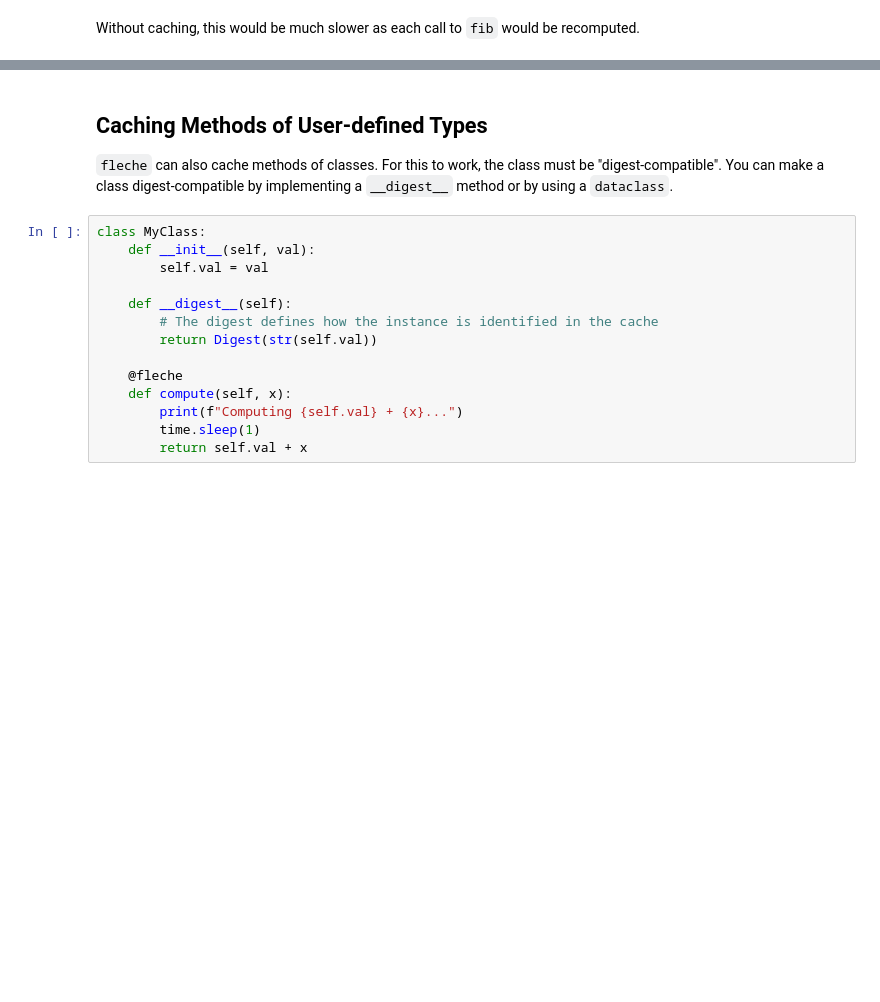
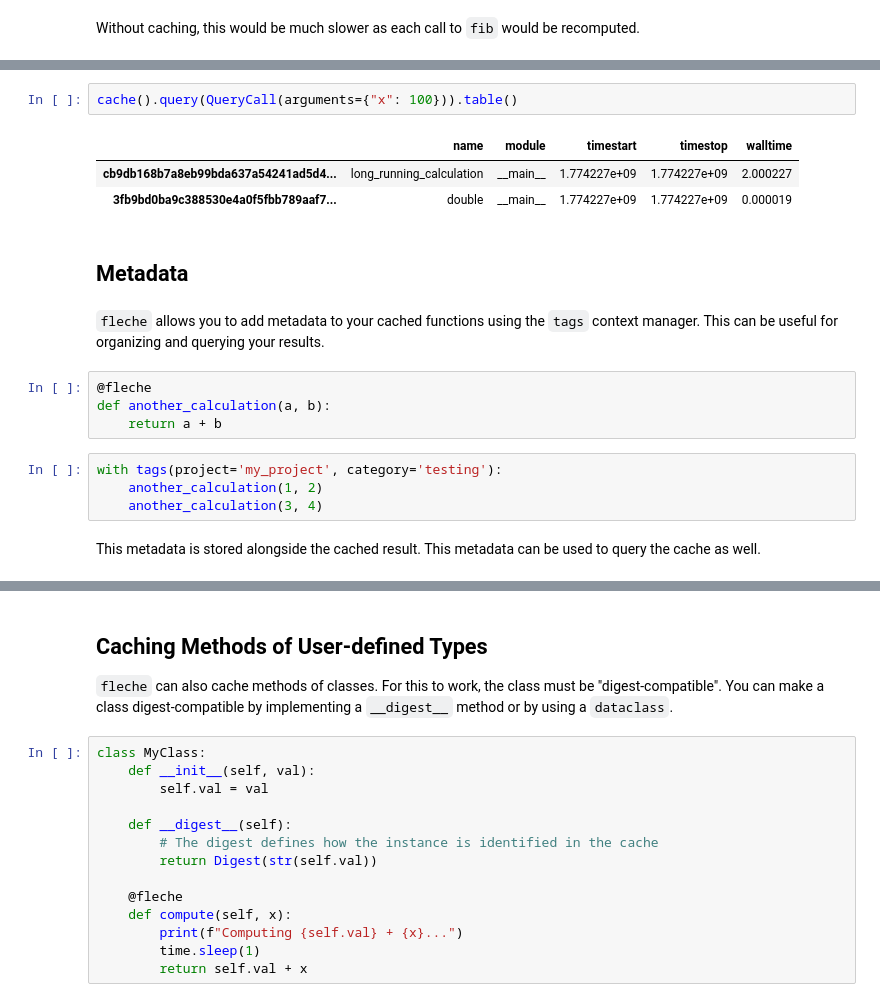
Before and after one commit to pmrv/fleche, a Jupyter notebook: notebooks/GettingStarted.ipynb, the cells around one changed output, grey strips where cells are left out. Saved outputs shown, nothing was run; the diff lists cells and outputs as text; blank space fills up the shorter version.

```diff
--- a/notebooks/GettingStarted.ipynb
+++ b/notebooks/GettingStarted.ipynb
@@ -54,0 +150,20 @@ Without caching, this would be much slower as each call to `fib` would be recomp
+# %%
+cache().query(QueryCall(arguments={"x": 100})).table()
+# %% [output]
+|  | name | module | timestart | timestop | walltime |
+| cb9db168b7a8eb99bda637a54241ad5d4... | long_running_calculation | __main__ | 1.774227e+09 | 1.774227e+09 | 2.000227 |
+| 3fb9bd0ba9c388530e4a0f5fbb789aaf7... | double | __main__ | 1.774227e+09 | 1.774227e+09 | 0.000019 |
+# %% [markdown]
+## Metadata
+# %% [markdown]
+`fleche` allows you to add metadata to your cached functions using the `tags` context manager. This can be useful for organizing and querying your results.
+# %%
+@fleche
+def another_calculation(a, b):
+    return a + b
+# %%
+with tags(project='my_project', category='testing'):
+    another_calculation(1, 2)
+    another_calculation(3, 4)
+# %% [markdown]
+This metadata is stored alongside the cached result. This metadata can be used to query the cache as well.
```
Also changed, not shown: parts of 21 cells of this notebook.
